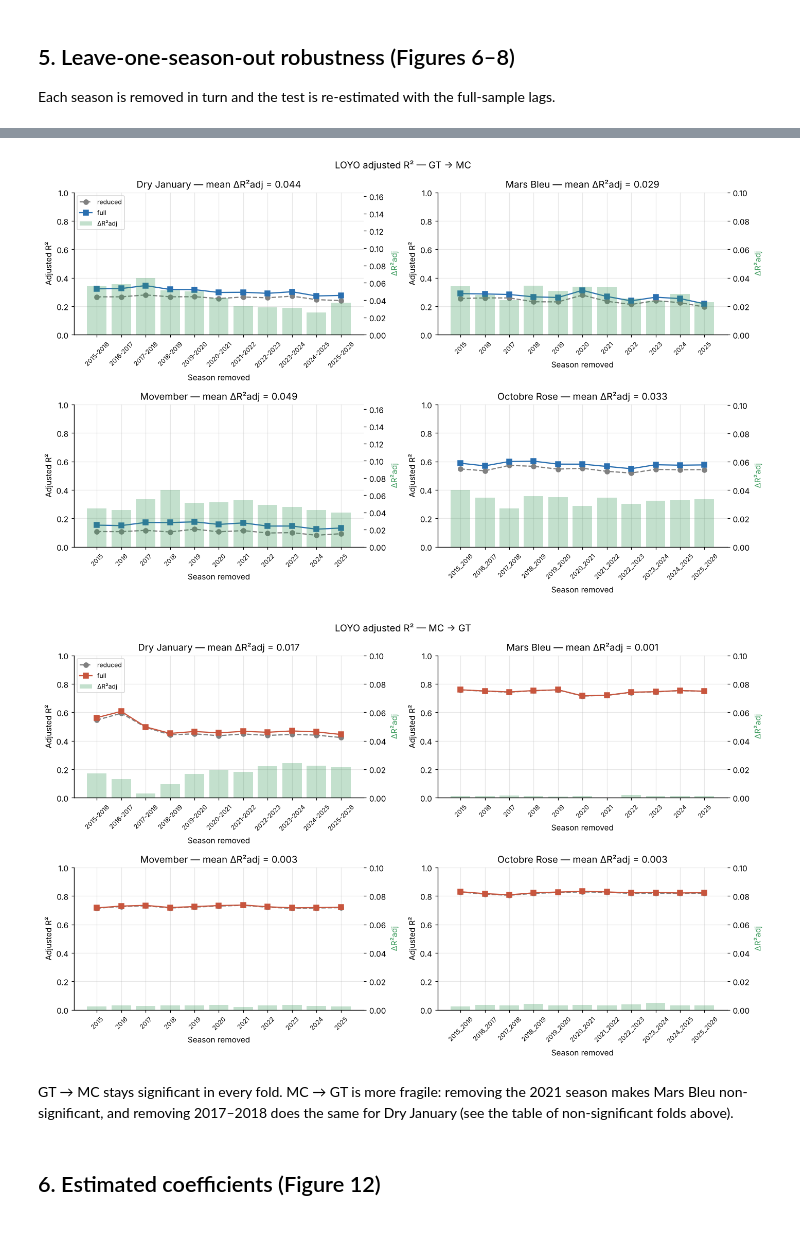
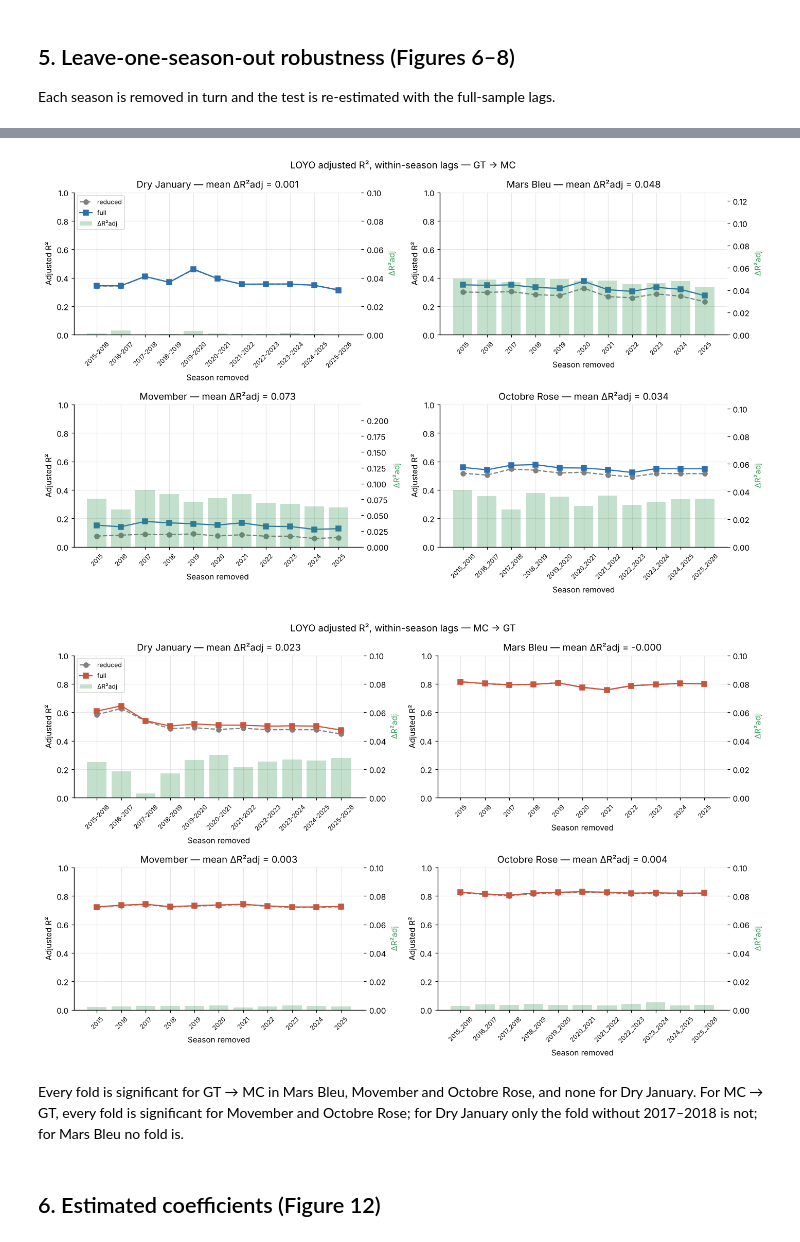
Before and after one commit to timothee-roi/publichealth-campaigns-datascience, a Jupyter notebook: notebooks/03_granger_analysis.ipynb, the cells around one changed output, grey strips where cells are left out. Drawn from its saved outputs; the diff is of its cells as text; code cells hidden in the pictures.

```diff
--- a/notebooks/03_granger_analysis.ipynb
+++ b/notebooks/03_granger_analysis.ipynb
@@ -105,7 +113,7 @@ sample (starting at day $\max(p_1,p_2)$) and lags run across season boundaries.
 lags, grids = {}, {}
 for c, df in data.items():
     for effect, cause, lab in G.DIRECTIONS:
-        grid = G.aic_grid(df, effect, cause, MAX_LAG)
+        grid = G.aic_grid(df, effect, cause, MAX_LAG, **SPEC)
         grids[c, lab] = grid
         lags[c, lab] = G.best_lags(grid)
 pd.Series({f"{LABEL[c]} {lab}": v for (c, lab), v in lags.items()}, name="(p1*, p2*)").to_frame()
@@ -159,14 +167,14 @@ rows = []
 for c, df in data.items():
     for effect, cause, lab in G.DIRECTIONS:
         p1, p2 = lags[c, lab]
-        res = G.granger_test(df, effect, cause, p1, p2)
-        lo = G.loyo(df, effect, cause, p1, p2, alpha=ALPHA)
+        res = G.granger_test(df, effect, cause, p1, p2, by_season=True)
+        lo = G.loyo(df, effect, cause, p1, p2, by_season=True, alpha=ALPHA)
         rows.append({"campaign": LABEL[c], "direction": lab, "(p1*, p2*)": (p1, p2),
                      **{k: res[k] for k in ("n", "F", "pval", "r2adj_red", "r2adj_full", "delta_r2adj")},
                      "LOYO significant": f"{lo['significant'].sum()}/{len(lo)}",
                      "LOYO mean ΔR²adj": lo["delta_r2adj"].mean()})
 table2 = pd.DataFrame(rows)
-table2.to_csv(TAB_DIR / "table2_granger_full_sample.csv", index=False)
+table2["p_holm"] = holm(table2["pval"])
 table2
 # %% [output]
 |  | campaign | direction | (p1*, p2*) | n | F | pval | r2adj_red | r2adj_full | delta_r2adj | ... |
@@ -242,7 +236,7 @@ for j, (_, _, lab) in enumerate(G.DIRECTIONS):
         ax.text(xi, v + 0.01, f"{v:.3f}", ha="center", fontsize=7)
 ax.set(xticks=x, xticklabels=[LABEL[c] for c in CODES], ylabel="Adjusted R²", ylim=(0, 1))
 ax.legend(ncol=2, fontsize=8, loc="upper left")
-ax.set_title("Adjusted R² of the reduced and full models")
+ax.set_title("Adjusted R² of the reduced and full models (within-season lags)")
 fig.tight_layout()
 fig.savefig(FIG_DIR / "fig05_adjusted_r2.png", dpi=200, bbox_inches="tight")
 # %% [output]
@@ -259,7 +254,7 @@ Each season is removed in turn and the test is re-estimated with the full-sample
 loyo = {}
 for c, df in data.items():
     for effect, cause, lab in G.DIRECTIONS:
-        loyo[c, lab] = G.loyo(df, effect, cause, *lags[c, lab], alpha=ALPHA)
+        loyo[c, lab] = G.loyo(df, effect, cause, *lags[c, lab], by_season=True, alpha=ALPHA)
 loyo_all = pd.concat({(LABEL[c], lab): d for (c, lab), d in loyo.items()},
                      names=["campaign", "direction"]).reset_index(level=[0, 1])
 loyo_all.to_csv(TAB_DIR / "loyo_folds.csv", index=False)
@@ -292,37 +301,37 @@ fig.savefig(FIG_DIR / "fig06_loyo_pvalues.png", dpi=200, bbox_inches="tight")
 # %%
 # Figures 7–8: LOYO adjusted R²
 def plot_loyo_r2(lab, fname):
     fig, axes = plt.subplots(2, 2, figsize=(13, 8))
     for ax, c in zip(axes.flat, CODES):
         d = loyo[c, lab]
         ax.plot(d["held_out"], d["r2adj_red"], marker="o", ls="--", color="grey", label="reduced")
         ax.plot(d["held_out"], d["r2adj_full"], marker="s", color=DIR_COLOR[lab], label="full")
         ax.set(ylim=(0, 1), ylabel="Adjusted R²", xlabel="Season removed",
                title=f"{LABEL[c]} — mean ΔR²adj = {d['delta_r2adj'].mean():.3f}")
         ax.tick_params(axis="x", rotation=45, labelsize=8)
         ax2 = ax.twinx()
         ax2.bar(d["held_out"], d["delta_r2adj"], color="#3a9a5b", alpha=0.3, label="ΔR²adj")
         ax2.set_ylabel("ΔR²adj", color="#3a9a5b")
         ax2.set_ylim(0, max(0.1, d["delta_r2adj"].max() * 2.5))
         ax2.grid(False)
         if c == CODES[0]:
             h1, l1 = ax.get_legend_handles_labels()
             h2, l2 = ax2.get_legend_handles_labels()
             ax.legend(h1 + h2, l1 + l2, fontsize=8, loc="upper left")
-    fig.suptitle(f"LOYO adjusted R² — {lab}")
+    fig.suptitle(f"LOYO adjusted R², within-season lags — {lab}")
     fig.tight_layout()
     fig.savefig(FIG_DIR / fname, dpi=200, bbox_inches="tight")
 
 
 plot_loyo_r2("GT → MC", "fig07_loyo_r2_gt_to_mc.png")
 plot_loyo_r2("MC → GT", "fig08_loyo_r2_mc_to_gt.png")
 # %% [output]
-[figure, old version]
+[figure, new version]
-[figure, old version]
+[figure, new version]
-# %% [markdown]
-GT → MC stays significant in every fold. MC → GT is more fragile: removing the 2021
-season makes Mars Bleu non-significant, and removing 2017–2018 does the same for
-Dry January (see the table of non-significant folds above).
+# %% [markdown]
+Every fold is significant for GT → MC in Mars Bleu, Movember and Octobre Rose, and none for
+Dry January. For MC → GT, every fold is significant for Movember and Octobre Rose; for Dry
+January only the fold without 2017–2018 is not; for Mars Bleu no fold is.
 # %% [markdown]
 ## 6. Estimated coefficients (Figure 12)
 # %%
```
Also changed, not shown: parts of 26 cells of this notebook, 35 other files.
